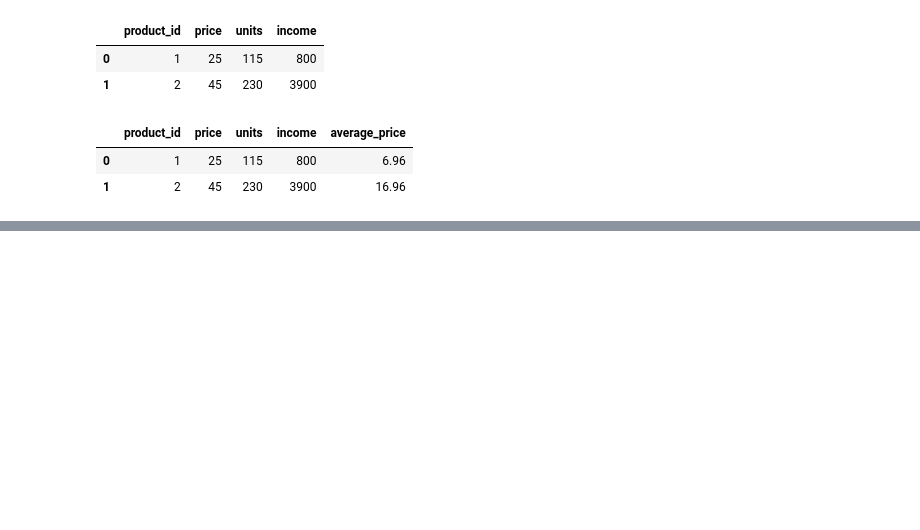
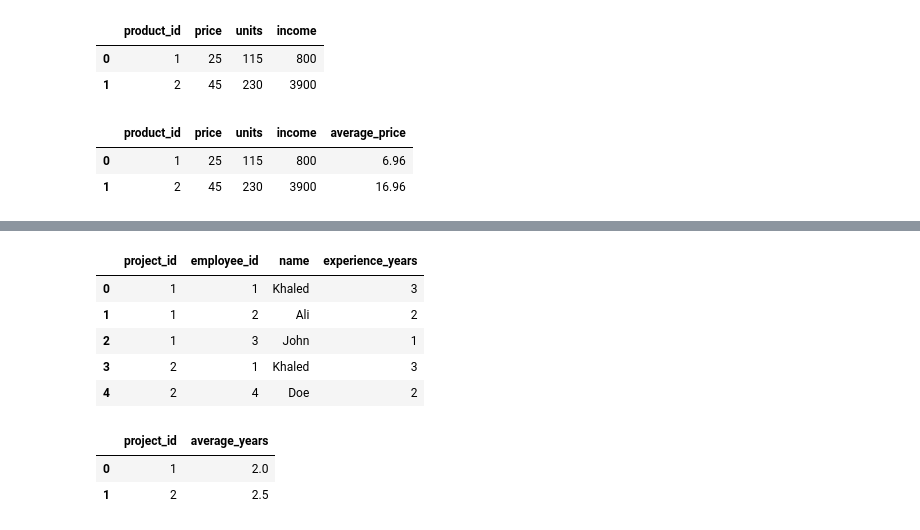
Before and after one commit to Swap-20/Leetcode-Pandas, a Jupyter notebook: Leetcode_Pandas.ipynb, the cells around one changed output, grey strips where cells are left out. Cells and saved outputs as stored; diff of their text form; code cells hidden in the pictures; blank space fills up the shorter version.

```diff
--- a/Leetcode_Pandas.ipynb
+++ b/Leetcode_Pandas.ipynb
@@ -2055,0 +2062,4 @@ agg_df
+# %%
+data = [[1, 1], [1, 2], [1, 3], [2, 1], [2, 4]]
+project = pd.DataFrame(data, columns=['project_id', 'employee_id']).astype({'project_id':'Int64', 'employee_id':'Int64'})
+project
@@ -2055,0 +2073,4 @@ agg_df
+# %%
+data = [[1, 'Khaled', 3], [2, 'Ali', 2], [3, 'John', 1], [4, 'Doe', 2]]
+employee = pd.DataFrame(data, columns=['employee_id', 'name', 'experience_years']).astype({'employee_id':'Int64', 'name':'object', 'experience_years':'Int64'})
+employee
@@ -2055,0 +2083,17 @@ agg_df
+# %%
+df = pd.merge(project, employee, on='employee_id')
+df
+# %% [output]
+|  | project_id | employee_id | name | experience_years |
+| 0 | 1 | 1 | Khaled | 3 |
+| 1 | 1 | 2 | Ali | 2 |
+| 2 | 1 | 3 | John | 1 |
+| 3 | 2 | 1 | Khaled | 3 |
+| 4 | 2 | 4 | Doe | 2 |
+# %%
+df = df.groupby('project_id')['experience_years'].mean().round(2).reset_index(name='average_years')
+df
+# %% [output]
+|  | project_id | average_years |
+| 0 | 1 | 2.0 |
+| 1 | 2 | 2.5 |
```
Also changed, not shown: parts of 5 cells of this notebook.
